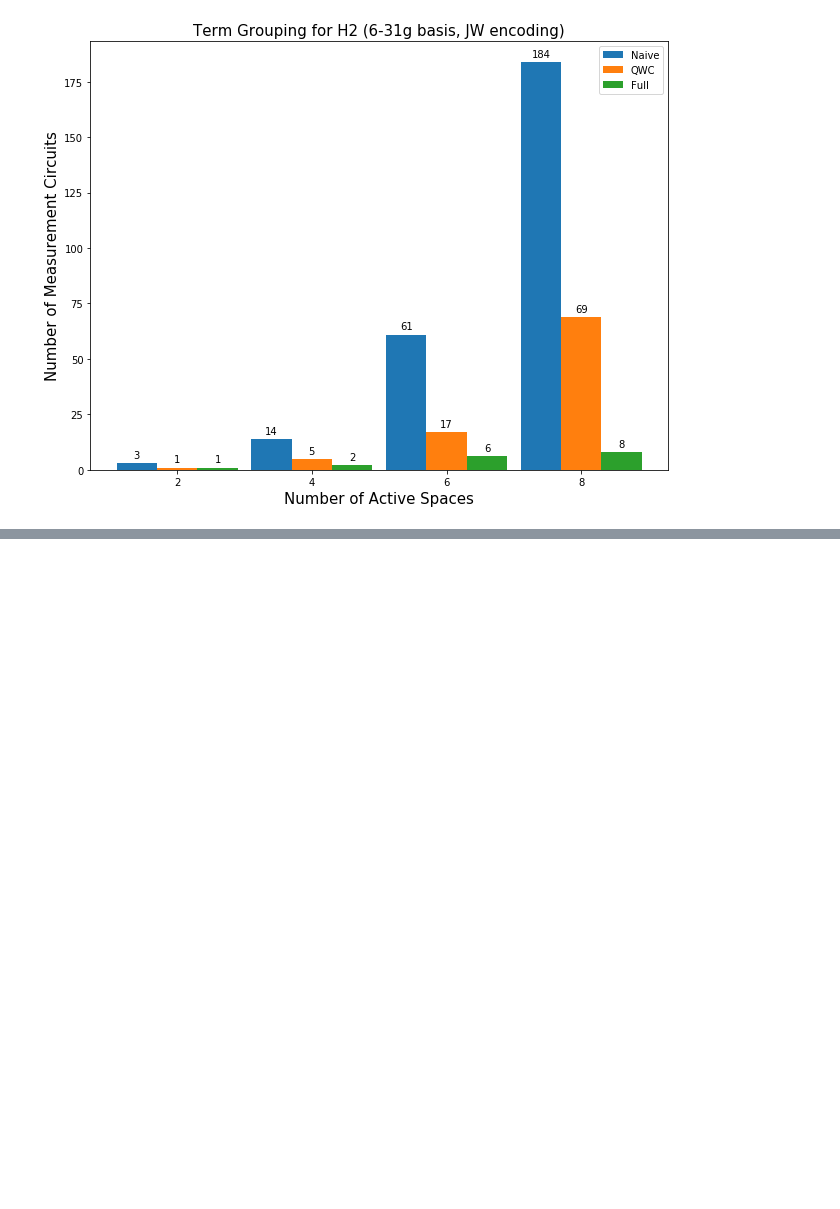
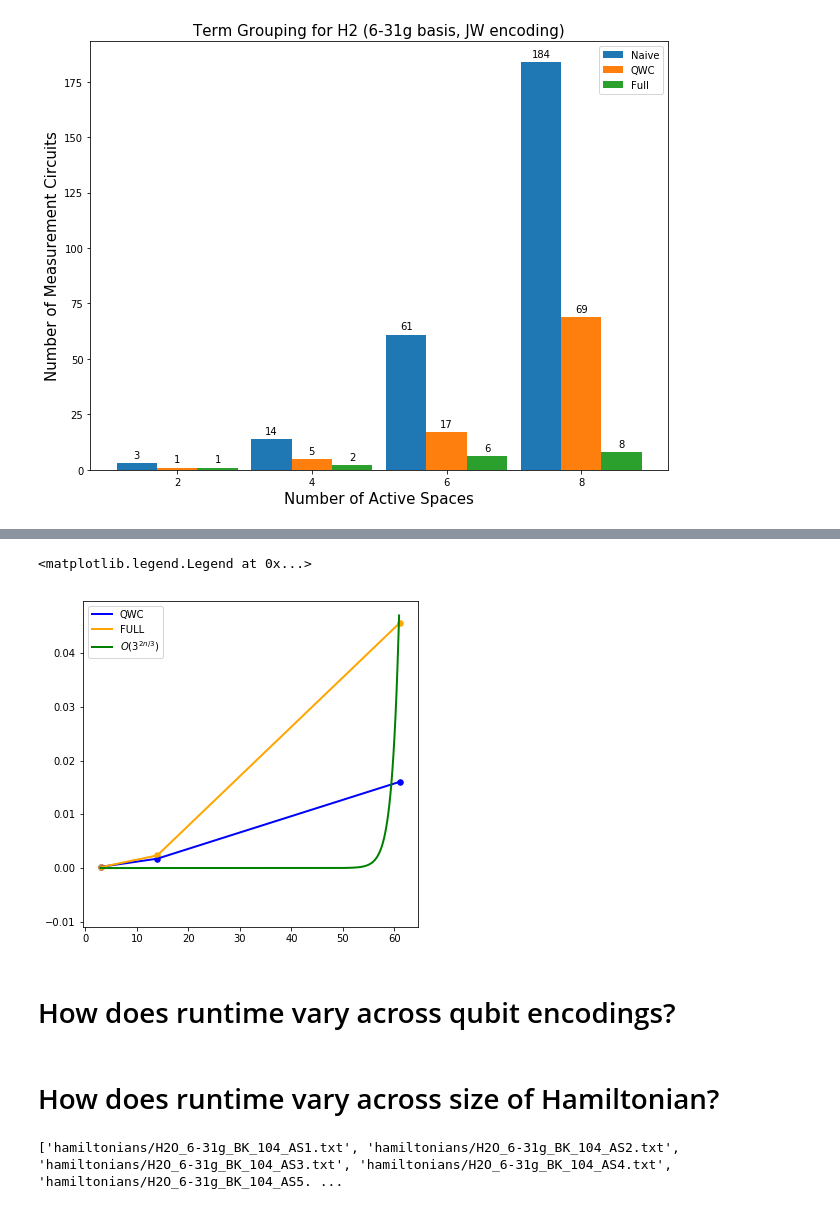
Before and after one commit to teaguetomesh/vqe-term-grouping, a Jupyter notebook: term_grouping_plots.ipynb, the cells around one changed output, grey strips where cells are left out. Cells and saved outputs as stored; diff of their text form; code cells hidden in the pictures; blank space fills up the shorter version.

```diff
--- a/term_grouping_plots.ipynb
+++ b/term_grouping_plots.ipynb
@@ -289,3 +238,9 @@ fig.tight_layout()
 plt.show()
 # %% [output]
 [figure]
+# %%
+def complexity(C,xx):
+    return [C*(3**((2*x)/3)) for x in xx]
+
+def complexity2(qq,xx,A,B,C):
+    return [A*(3**((2*x)/3)) + B*3*q*x + C*(x**2)*(2*q+2) for q,x in zip(qq,xx)]
@@ -291,0 +265,31 @@ plt.show()
+# %%
+# copying runtime data from above
+nterms = (3,14,61)#,184)
+qq = (2,4,6,8)
+xx = np.arange(nterms[0],nterms[-1],0.1)
+cc = complexity(2e-21,xx)
+cc2 = complexity2(qq,nterms,2e-21,1e-10,1e-10)
+qwctime = (0.000222,0.001745,0.016043)#,0.130932)
+fulltime = (0.000149,0.002355,0.045602)#,1.129214)
+
+plt.subplots(figsize=[6,6])
+
+# QWC commutation
+plt.scatter(nterms,qwctime,c='blue',s=30)
+plt.plot(nterms,qwctime,c='blue',lw=2,label='QWC')
+
+# Full commutation
+plt.scatter(nterms,fulltime,c='orange',s=30)
+plt.plot(nterms,fulltime,c='orange',lw=2,label='FULL')
+
+# Complexity bounds
+plt.plot(xx,cc,c='green',lw=2,label=r'$O(3^{2n/3})$')
+
+#plt.plot(nterms,cc2,c='red',lw=2,label='exact')
+
+plt.legend()
+# %% [output]
+<matplotlib.legend.Legend at 0x...>
+[figure, added]
+# %% [markdown]
+# How does runtime vary across qubit encodings?
@@ -291,0 +309,2 @@ plt.show()
+# %% [markdown]
+# How does runtime vary across size of Hamiltonian?
@@ -291,0 +330,6 @@ plt.show()
+# %%
+# try looking at H2O for more datapoints
+h2ofiles = ['hamiltonians/H2O_6-31g_BK_104_AS{}.txt'.format(a) for a in [1,2,3,4,5,6]]
+print(h2ofiles)
+# %% [output]
+['hamiltonians/H2O_6-31g_BK_104_AS1.txt', 'hamiltonians/H2O_6-31g_BK_104_AS2.txt', 'hamiltonians/H2O_6-31g_BK_104_AS3.txt', 'hamiltonians/H2O_6-31g_BK_104_AS4.txt', 'hamiltonians/H2O_6-31g_BK_104_AS5. ...
```
Also changed, not shown: parts of 16 cells of this notebook, 34 other files.
